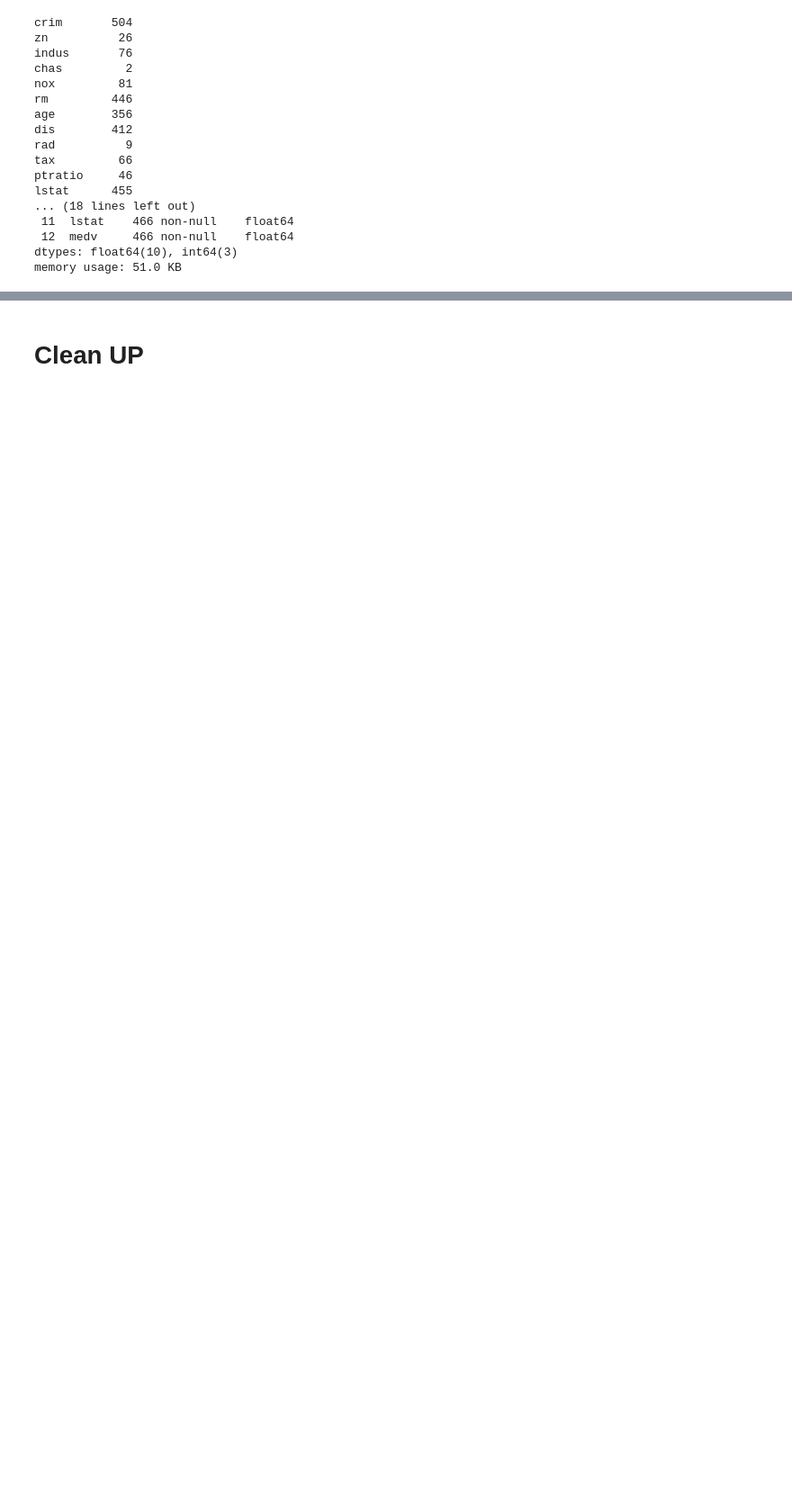
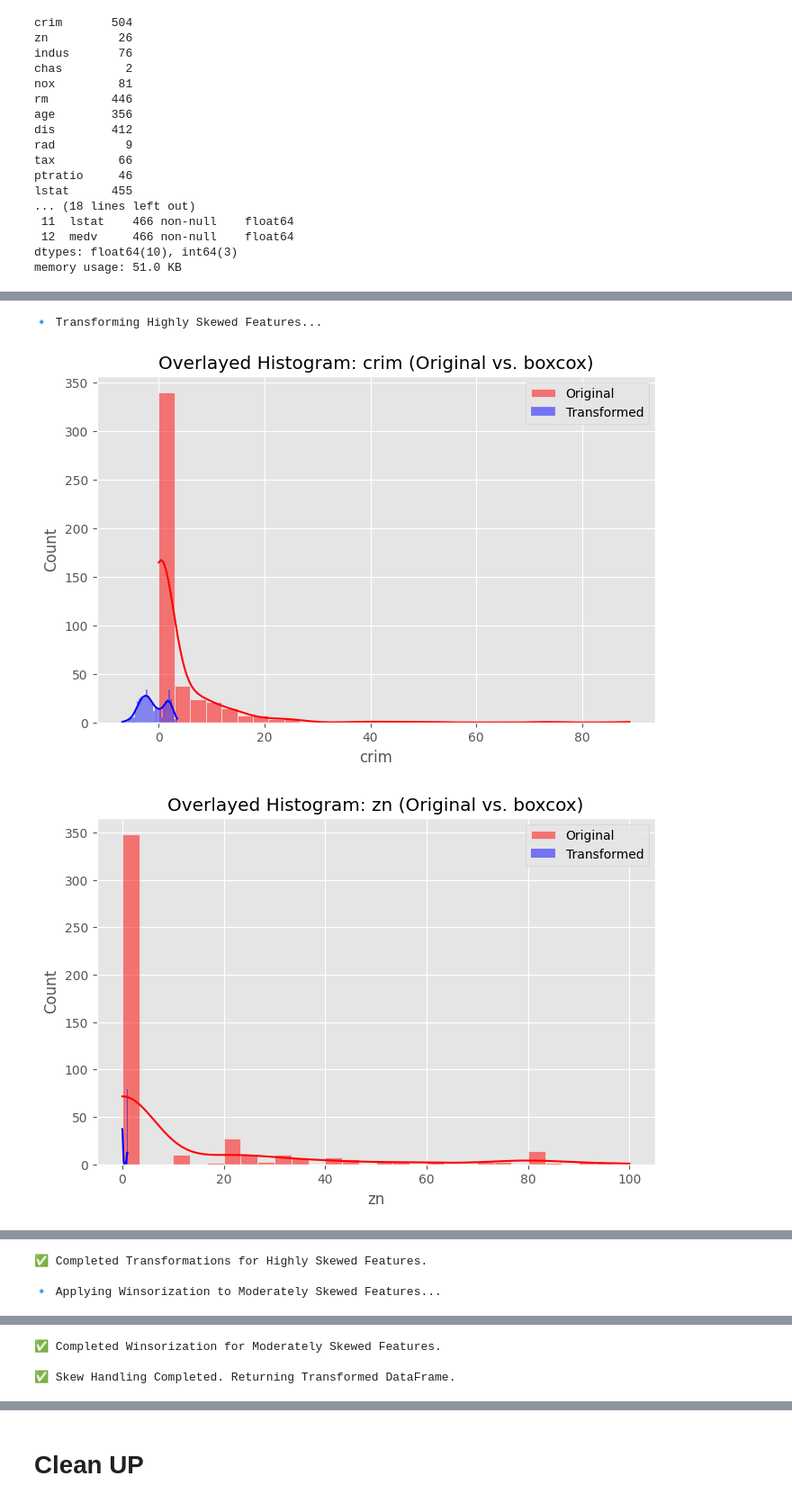
Before and after one commit to nikhil9066/API-model, a Jupyter notebook: model/boston_2.ipynb, the cells around one changed output, grey strips where cells are left out. Shown at 90% size. Cells and saved outputs as stored; diff of their text form; code cells hidden in the pictures; blank space fills up the shorter version.

Commit message:
added skew for high and mid

```diff
--- a/model/boston_2.ipynb
+++ b/model/boston_2.ipynb
@@ -218,4 +239,4 @@ memory usage: 51.0 KB
 # %%
-df_selected_3 = ipp.correlation_feature_selection(df, lower_threshold=0.30, target_variable="medv")
+df_selected_3 = ipp.correlation_feature_selection(df_outlier_cleaned, lower_threshold=0.30, target_variable="medv")
 ipp.interModel(df_selected_3, predictor_variable, "LTH_0.3")
 # %%
@@ -226,0 +557,22 @@ ipp.interModel(df_selected_4, predictor_variable, "LTH_0.4")
+# %%
+import numpy as np
+import pandas as pd
+import matplotlib.pyplot as plt
+import seaborn as sns
+from scipy.stats import boxcox, mstats
+from sklearn.preprocessing import PowerTransformer
+
+# Define skewness thresholds
+high_skew_threshold = 1
+moderate_skew_threshold = 0.5
+
+# Calculate skewness for all columns
+skew_values = df_selected_3.skew()
+
+# Categorize columns based on skewness values
+highly_skewed = skew_values[abs(skew_values) > high_skew_threshold].index.tolist()
+moderately_skewed = skew_values[(abs(skew_values) >= moderate_skew_threshold) & (abs(skew_values) <= high_skew_threshold)].index.tolist()
+low_skew = skew_values[abs(skew_values) < moderate_skew_threshold].index.tolist()
+
+print("Highly Skewed Features:", highly_skewed)
+print("Moderately Skewed Features:", moderately_skewed)
@@ -226,0 +672,6 @@ ipp.interModel(df_selected_4, predictor_variable, "LTH_0.4")
+# %%
+df_selected_3 = skew_handling(df_selected_3, highly_skewed, moderately_skewed)
+# %% [output]
+🔹 Transforming Highly Skewed Features...
+[figure, added]
+[figure, added]
@@ -226,0 +679,3 @@ ipp.interModel(df_selected_4, predictor_variable, "LTH_0.4")
+✅ Completed Transformations for Highly Skewed Features.
+
+🔹 Applying Winsorization to Moderately Skewed Features...
@@ -226,0 +687,3 @@ ipp.interModel(df_selected_4, predictor_variable, "LTH_0.4")
+✅ Completed Winsorization for Moderately Skewed Features.
+
+✅ Skew Handling Completed. Returning Transformed DataFrame.
```
Also changed, not shown: parts of 39 cells of this notebook, 2 other files.
